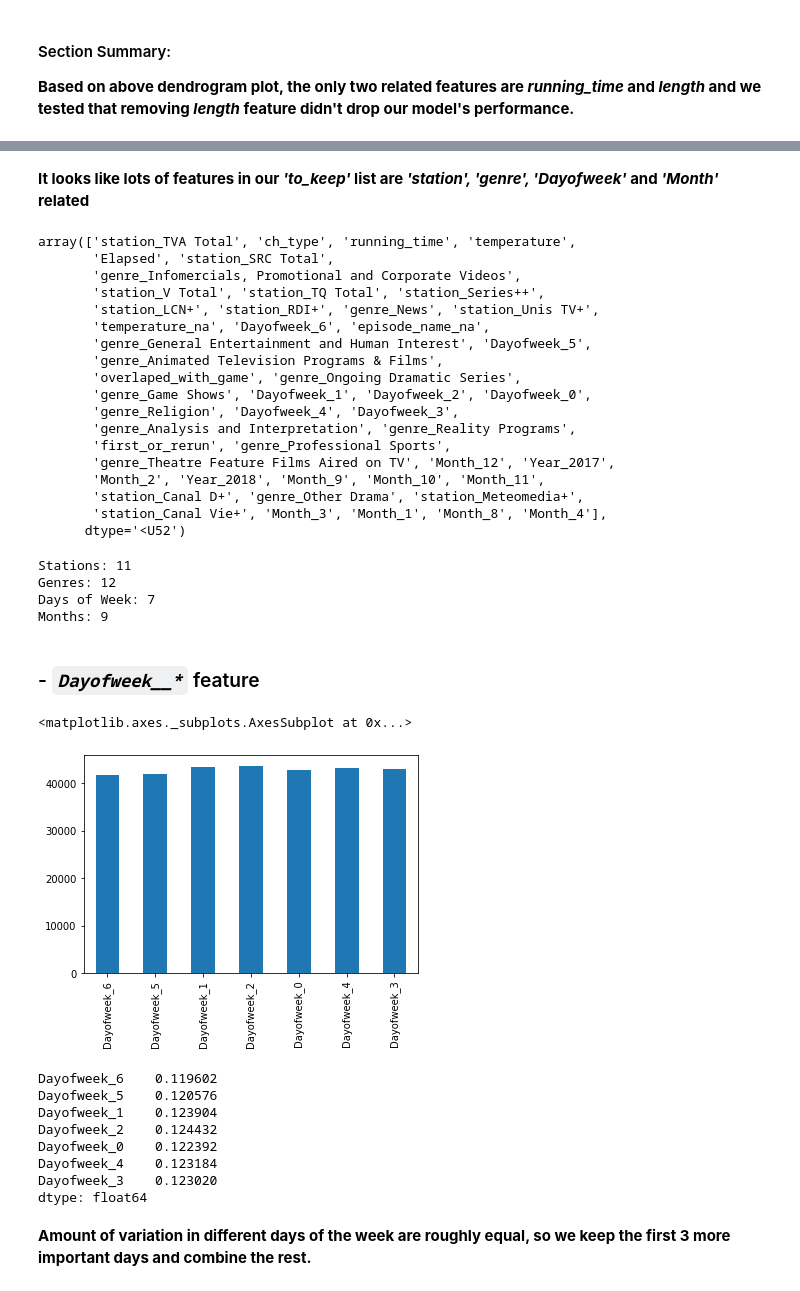
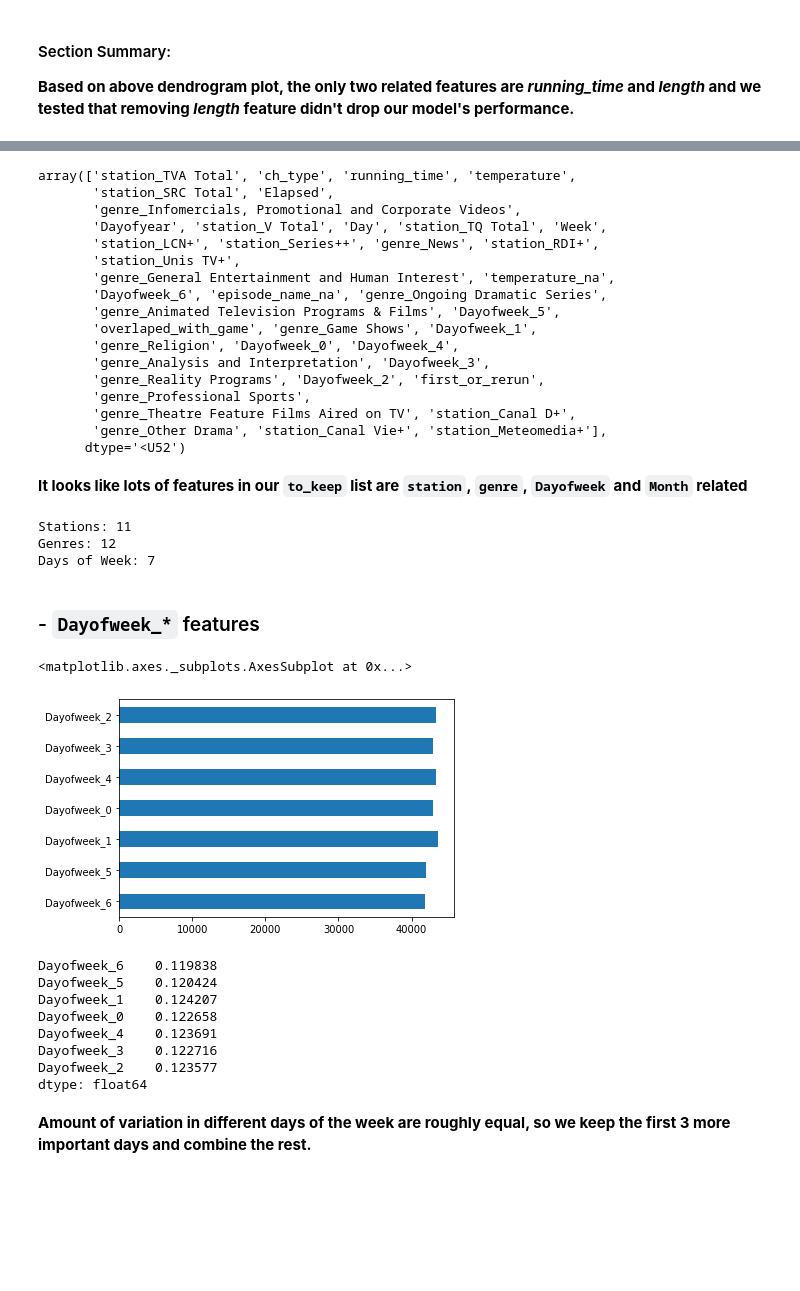
Before and after one commit to Carbonrun/YapAiTek_Challenge, a Jupyter notebook: 2.3_FE_Dim-Reduction.ipynb, the cells around one changed output, grey strips where cells are left out. Cells and saved outputs as stored; diff of their text form; code cells hidden in the pictures; blank space fills up the shorter version.

```diff
--- a/2.3_FE_Dim-Reduction.ipynb
+++ b/2.3_FE_Dim-Reduction.ipynb
@@ -36,9 +42,10 @@ from sklearn.decomposition import PCA, SparsePCA
 # %%
 # setting paths
-data_dir = os.path.abspath('./_data')
-train_data_fp = os.path.join(data_dir, 'train_clean.csv')
-test_data_fp = os.path.join(data_dir, 'test_clean.csv')
-data_fp = os.path.join(data_dir, 'data_clean.csv')
+# data_dir = os.path.abspath('./_data')
+data_dir = os.path.abspath('/content/drive/My Drive/Projects/YapAiTek_Challenge/_data')
+train_data_fp = os.path.join(data_dir, 'train_clean_msc.csv')
+test_data_fp = os.path.join(data_dir, 'test_clean_msc.csv')
+data_fp = os.path.join(data_dir, 'data_clean_msc.csv')
 os.listdir(data_dir)
 # %% [output]
 ['data.csv',
@@ -170,5 +173,6 @@ plot_feature_importance(rf.feature_importances_, X_train.columns, figsize=(13, 6
 # %%
 fi = sorted(zip(rf.feature_importances_, X_train.columns), reverse=True)
 to_keep = np.asarray([k for v, k in fi if v > 0.0013])
-len(to_keep)
+to_keep = to_keep[:50] if len(to_keep) > 50 else to_keep
+print(len(to_keep))
 # %% [output]
@@ -176,2 +180,2 @@ len(to_keep)
 # %%
-to_keep = to_keep[:50]
+to_keep
@@ -252,0 +298,3 @@ to_keep.shape
+# %%
+to_keep = np.load(data_dir + '/to_keep_columns_stage3.npy')
+to_keep.shape
@@ -273,59 +323,57 @@ plot_feature_importance(rf.feature_importances_, X_train.columns, n_features=15)
-# %% [markdown]
-**It looks like lots of features in our _'to_keep'_ list are _'station', 'genre', 'Dayofweek'_ and _'Month'_ related**
 # %%
 to_keep
 # %% [output]
 array(['station_TVA Total', 'ch_type', 'running_time', 'temperature',
-       'Elapsed', 'station_SRC Total',
+       'station_SRC Total', 'Elapsed',
        'genre_Infomercials, Promotional and Corporate Videos',
-       'station_V Total', 'station_TQ Total', 'station_Series++',
-       'station_LCN+', 'station_RDI+', 'genre_News', 'station_Unis TV+',
-       'temperature_na', 'Dayofweek_6', 'episode_name_na',
-       'genre_General Entertainment and Human Interest', 'Dayofweek_5',
-       'genre_Animated Television Programs & Films',
-       'overlaped_with_game', 'genre_Ongoing Dramatic Series',
-       'genre_Game Shows', 'Dayofweek_1', 'Dayofweek_2', 'Dayofweek_0',
-       'genre_Religion', 'Dayofweek_4', 'Dayofweek_3',
-       'genre_Analysis and Interpretation', 'genre_Reality Programs',
-       'first_or_rerun', 'genre_Professional Sports',
-       'genre_Theatre Feature Films Aired on TV', 'Month_12', 'Year_2017',
-       'Month_2', 'Year_2018', 'Month_9', 'Month_10', 'Month_11',
-       'station_Canal D+', 'genre_Other Drama', 'station_Meteomedia+',
-       'station_Canal Vie+', 'Month_3', 'Month_1', 'Month_8', 'Month_4'],
+       'Dayofyear', 'station_V Total', 'Day', 'station_TQ Total', 'Week',
+       'station_LCN+', 'station_Series++', 'genre_News', 'station_RDI+',
+       'station_Unis TV+',
+       'genre_General Entertainment and Human Interest', 'temperature_na',
+       'Dayofweek_6', 'episode_name_na', 'genre_Ongoing Dramatic Series',
+       'genre_Animated Television Programs & Films', 'Dayofweek_5',
+       'overlaped_with_game', 'genre_Game Shows', 'Dayofweek_1',
+       'genre_Religion', 'Dayofweek_0', 'Dayofweek_4',
+       'genre_Analysis and Interpretation', 'Dayofweek_3',
+       'genre_Reality Programs', 'Dayofweek_2', 'first_or_rerun',
+       'genre_Professional Sports',
+       'genre_Theatre Feature Films Aired on TV', 'station_Canal D+',
+       'genre_Other Drama', 'station_Canal Vie+', 'station_Meteomedia+'],
       dtype='<U52')
+# %% [markdown]
+**It looks like lots of features in our `to_keep` list are `station`, `genre`, `Dayofweek` and `Month` related**
 # %%
 col_stations = np.asarray([col for col in to_keep if col.startswith('station')])
 col_genres = np.asarray([col for col in to_keep if col.startswith('genre')])
 col_weekday = np.asarray([col for col in to_keep if col.startswith('Dayofweek')])
-col_months = np.asarray([col for col in to_keep if col.startswith('Month')])
+# col_months = np.asarray([col for col in to_keep if col.startswith('Month')])
 
 
 print(f'Stations: {len(col_stations)}')
 print(f'Genres: {len(col_genres)}')
 print(f'Days of Week: {len(col_weekday)}')
-print(f'Months: {len(col_months)}')
+# print(f'Months: {len(col_months)}')
 # %% [output]
 Stations: 11
 Genres: 12
 Days of Week: 7
-Months: 9
-# %% [markdown]
-### - _`Dayofweek__*`_ feature
+# %% [markdown]
+### - `Dayofweek_*` features
 # %%
-X_train[col_weekday].sum().plot(kind='bar')
+X_train[col_weekday].sum().plot(kind='barh')
 # %% [output]
 <matplotlib.axes._subplots.AxesSubplot at 0x...>
-[figure, old version]
+[figure, new version]
 # %%
 X_train[col_weekday].var()
 # %% [output]
-Dayofweek_6    0.119602
-Dayofweek_5    0.120576
-Dayofweek_1    0.123904
-Dayofweek_2    0.124432
-Dayofweek_0    0.122392
-Dayofweek_4    0.123184
-Dayofweek_3    0.123020
+Dayofweek_6    0.119838
+Dayofweek_5    0.120424
+Dayofweek_1    0.124207
+Dayofweek_0    0.122658
+Dayofweek_4    0.123691
+Dayofweek_3    0.122716
+Dayofweek_2    0.123577
 dtype: float64
 # %% [markdown]
 **Amount of variation in different days of the week are roughly equal, so we keep the first 3 more important days and combine the rest.**
```
Also changed, not shown: parts of 75 cells of this notebook, 1 other file.
